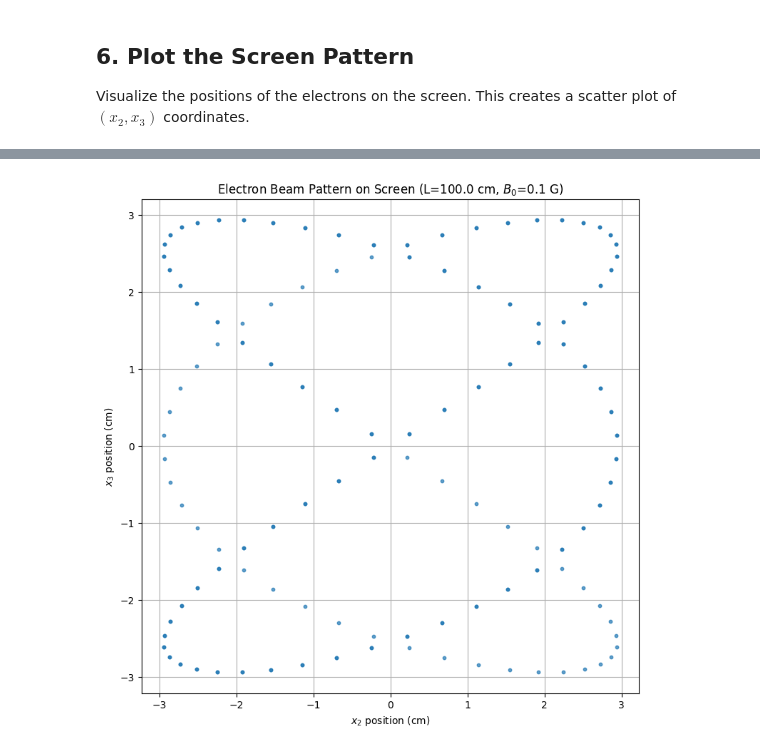
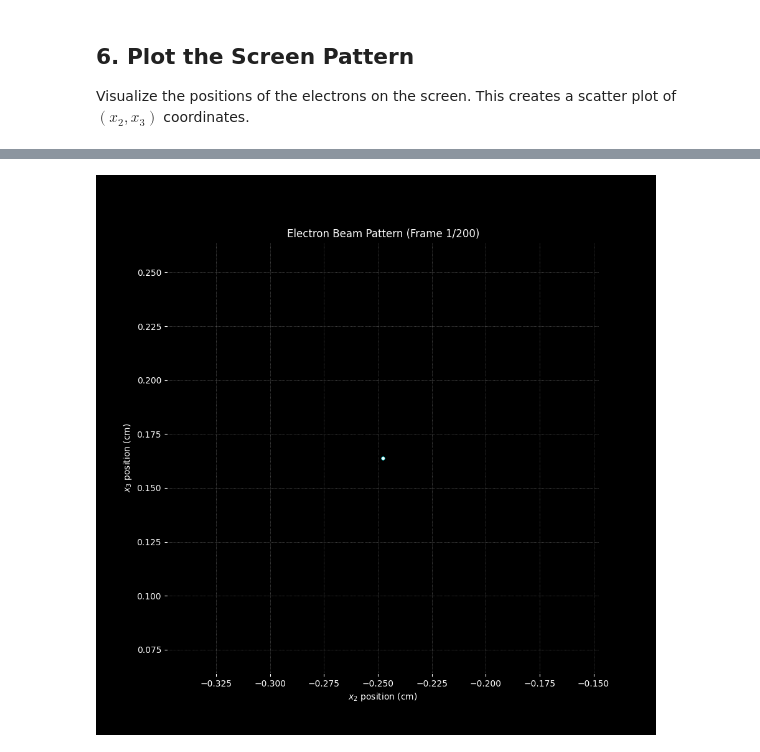
Before and after one commit to Julian-L-Avila/Quantenmechanik, a Jupyter notebook: Electron-Experiment/Sim/classical-uniform.ipynb, the cells around one changed output, grey strips where cells are left out. Drawn from its saved outputs; the diff is of its cells as text; code cells hidden in the pictures.

```diff
--- a/Electron-Experiment/Sim/classical-uniform.ipynb
+++ b/Electron-Experiment/Sim/classical-uniform.ipynb
@@ -156,5 +158,98 @@ plt.xlabel('$x_2$ position (cm)')
 plt.ylabel('$x_3$ position (cm)')
 plt.grid(True)
 plt.axis('equal')
-plt.show()
+# plt.show() # Replaced by GIF generation
+
+# --- GIF Generation Parameters ---
+gif_filename = 'electron_beam_pattern.gif'
+gif_path = os.path.join(os.getcwd(), gif_filename) # Save in the current notebook directory
+num_frames = num_electrons_sim # One frame per electron for simplicity, can be adjusted
+decay_factor = 0.8 # How much the alpha of a point decreases each frame it persists
+min_alpha = 0.1 # Minimum alpha before a point is removed
+fps = 10 # Frames per second for the GIF
+
+# --- Generate Frames for GIF ---
+writer = imageio.get_writer(gif_path, fps=fps)
+history_points = [] # Stores (x2, x3, initial_alpha, current_alpha, age)
+
+print(f"\nGenerating GIF frames for {gif_filename}...")
+
+fig_gif, ax_gif = plt.subplots(figsize=(9, 9))
+
+for i in range(num_electrons_sim):
+    # Add the new point from this electron
+    new_x2 = screen_positions_x2[i]
+    new_x3 = screen_positions_x3[i]
+    history_points.append([new_x2, new_x3, 1.0, 1.0, 0]) # x2, x3, initial_alpha, current_alpha, age
+
+    ax_gif.clear()
+    ax_gif.set_facecolor('black') # Set background to black for better visibility of points
+    fig_gif.patch.set_facecolor('black')
+
+    # Update and draw points
+    current_frame_points_x2 = []
+    current_frame_points_x3 = []
+    current_frame_alphas = []
+
+    next_history_points = []
+    for point_data in history_points:
+        px, py, initial_a, current_a, age = point_data
+        current_frame_points_x2.append(px)
+        current_frame_points_x3.append(py)
+        current_frame_alphas.append(current_a)
+
+        # Decay alpha for next frame
+        next_alpha = current_a * decay_factor
+        if next_alpha >= min_alpha:
+            next_history_points.append([px, py, initial_a, next_alpha, age + 1])
+
+    history_points = next_history_points
+
+    if current_frame_points_x2: # Check if there are any points to plot
+        ax_gif.scatter(current_frame_points_x2, current_frame_points_x3, s=15,
+                       c=current_frame_alphas, cmap='Blues_r', vmin=0, vmax=1.0,
+                       edgecolors='cyan', linewidths=0.5) # Brighter points with cyan edges
+
+    ax_gif.set_title(f'Electron Beam Pattern (Frame {i+1}/{num_electrons_sim})', color='white')
+    ax_gif.set_xlabel('$x_2$ position (cm)', color='white')
+    ax_gif.set_ylabel('$x_3$ position (cm)', color='white')
+    ax_gif.grid(True, color='gray', linestyle=':', linewidth=0.5)
+    ax_gif.tick_params(axis='x', colors='white')
+    ax_gif.tick_params(axis='y', colors='white')
+
+    # Determine plot limits dynamically based on all points simulated so far
+    if screen_positions_x2 and screen_positions_x3: # Ensure lists are not empty
+        all_x2 = np.array(screen_positions_x2[:i+1])
+        all_x3 = np.array(screen_positions_x3[:i+1])
+        margin = 0.1 * max( (all_x2.max()-all_x2.min() if all_x2.size >1 else 1),
+                             (all_x3.max()-all_x3.min() if all_x3.size >1 else 1) )
+        margin = max(margin, 0.1) # Ensure a minimum margin
+
+        ax_gif.set_xlim(all_x2.min() - margin, all_x2.max() + margin)
+        ax_gif.set_ylim(all_x3.min() - margin, all_x3.max() + margin)
+    else: # Default limits if no points yet (should not happen if simulation runs correctly)
+        ax_gif.set_xlim(-L_sim*0.1, L_sim*0.1)
+        ax_gif.set_ylim(-L_sim*0.1, L_sim*0.1)
+
+    ax_gif.set_aspect('equal', adjustable='box')
+
+    fig_gif.canvas.draw()
+    # Convert the canvas to an RGB numpy array
+    image_rgba = np.asarray(fig_gif.canvas.buffer_rgba())
+    image_rgb = image_rgba[:, :, :3] # Drop the alpha channel
+    writer.append_data(image_rgb)
+
+    if (i+1) % (num_electrons_sim // 10) == 0:
+        print(f"  Generated frame {i+1}/{num_electrons_sim}...")
+
+writer.close()
+plt.close(fig_gif) # Close the figure used for GIF generation
+print(f"GIF saved to {gif_path}")
+
+# Display the GIF in the notebook (optional, may not work in all environments)
+from IPython.display import Image as IPImage
+if os.path.exists(gif_path):
+    display(IPImage(filename=gif_path))
+else:
+    print(f"Could not find GIF at {gif_path} to display.")
 # %% [output]
@@ -161 +268 @@ plt.show()
-[figure, old version]
+[figure, new version]
```
Also changed, not shown: parts of 2 cells of this notebook, 1 other file.
